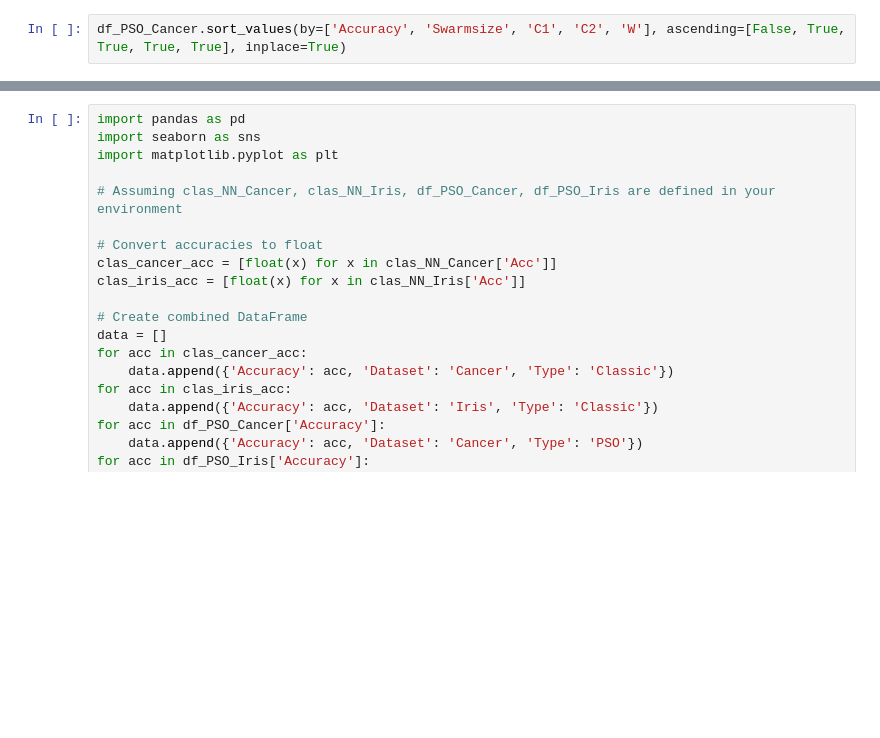
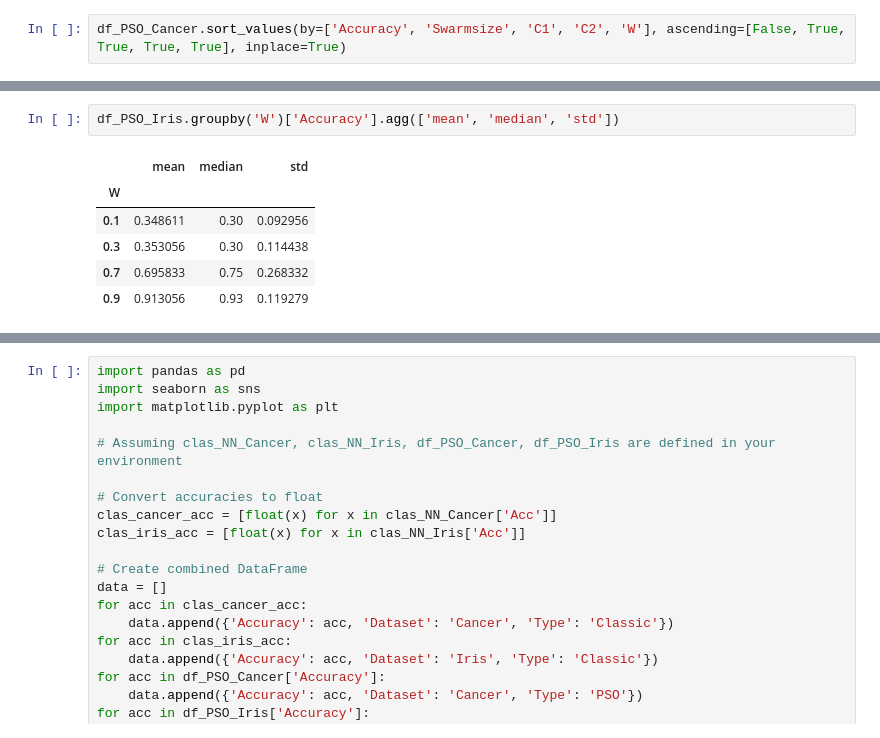
Before and after one commit to GuiOli91/SOS_SI, a Jupyter notebook: 2_part/extract_data.ipynb, the cells around one changed output, grey strips where cells are left out. Cells and saved outputs as stored; diff of their text form; blank space fills up the shorter version.

```diff
--- a/2_part/extract_data.ipynb
+++ b/2_part/extract_data.ipynb
@@ -101,0 +158,9 @@ df_PSO_Cancer.sort_values(by=['Accuracy', 'Swarmsize', 'C1', 'C2', 'W'], ascendi
+# %%
+df_PSO_Iris.groupby('W')['Accuracy'].agg(['mean', 'median', 'std'])
+# %% [output]
+|  | mean | median | std |
+| W |  |  |  |
+| 0.1 | 0.348611 | 0.30 | 0.092956 |
+| 0.3 | 0.353056 | 0.30 | 0.114438 |
+| 0.7 | 0.695833 | 0.75 | 0.268332 |
+| 0.9 | 0.913056 | 0.93 | 0.119279 |
```
Also changed, not shown: parts of 10 cells of this notebook, 1 other file.
